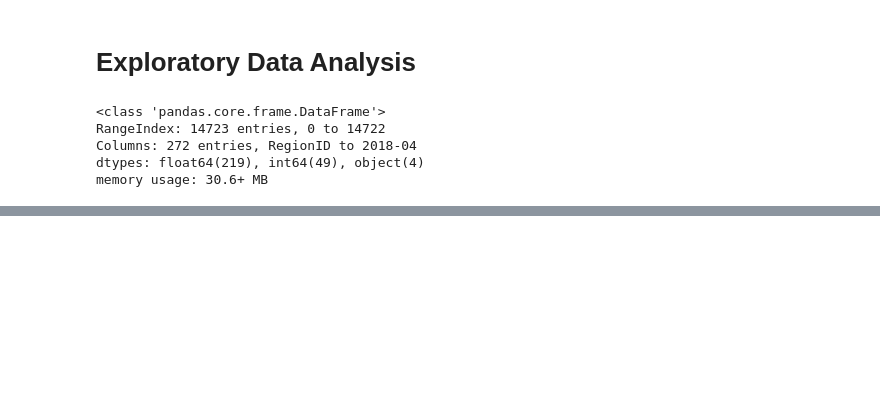
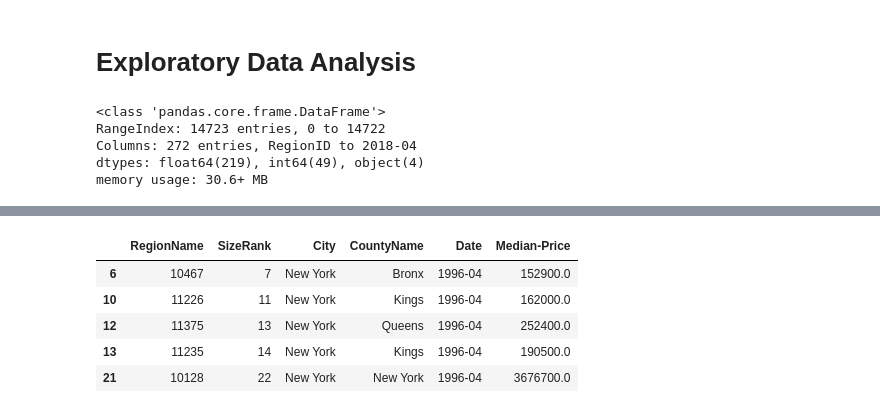
Before and after one commit to ImMaxRoss/time_series_modeling, a Jupyter notebook: EDA_notebook.ipynb, the cells around one changed output, grey strips where cells are left out. Saved outputs shown, nothing was run; the diff lists cells and outputs as text; code cells hidden in the pictures; blank space fills up the shorter version.

```diff
--- a/EDA_notebook.ipynb
+++ b/EDA_notebook.ipynb
@@ -72,0 +93,9 @@ df.columns = list(df.columns[:7]) + get_datetimes(df).strftime('%Y-%m').tolist()
+# %%
+new_york.head()
+# %% [output]
+|  | RegionName | SizeRank | City | CountyName | Date | Median-Price |
+| 6 | 10467 | 7 | New York | Bronx | 1996-04 | 152900.0 |
+| 10 | 11226 | 11 | New York | Kings | 1996-04 | 162000.0 |
+| 12 | 11375 | 13 | New York | Queens | 1996-04 | 252400.0 |
+| 13 | 11235 | 14 | New York | Kings | 1996-04 | 190500.0 |
+| 21 | 10128 | 22 | New York | New York | 1996-04 | 3676700.0 |
```
Also changed, not shown: parts of 15 cells of this notebook.
